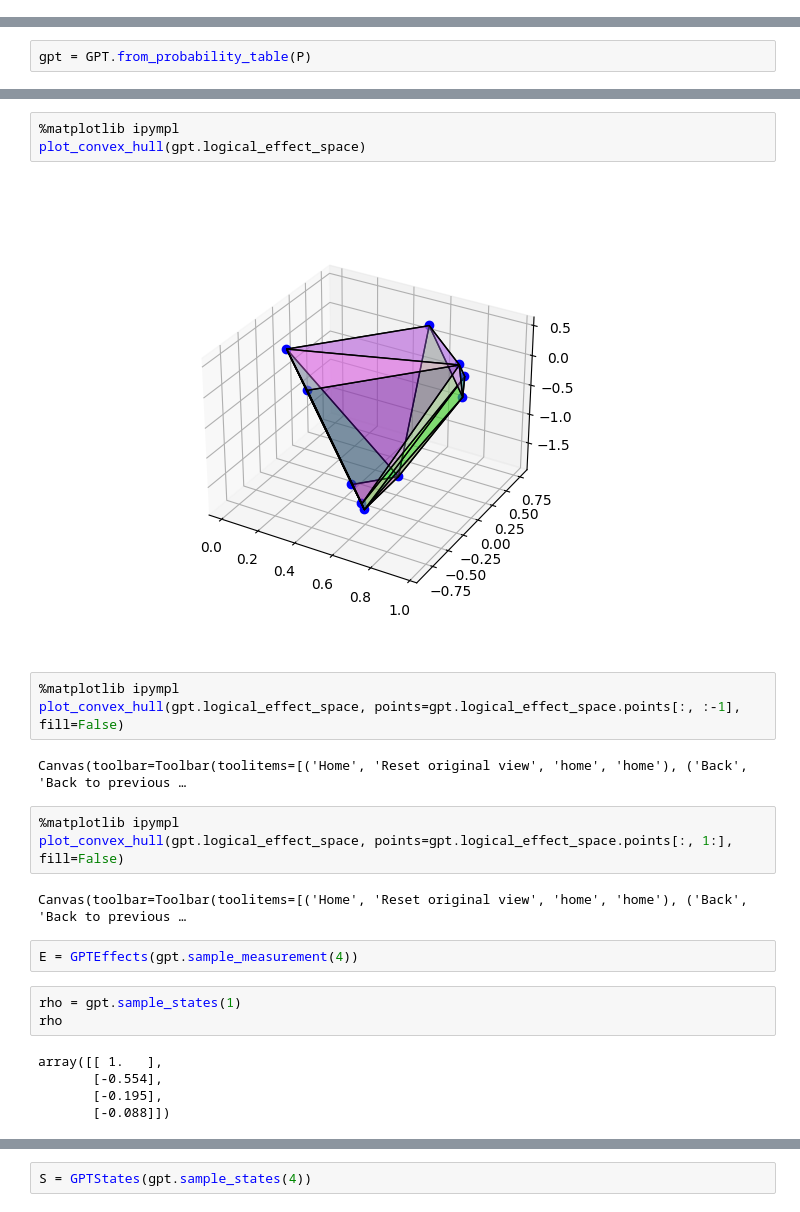
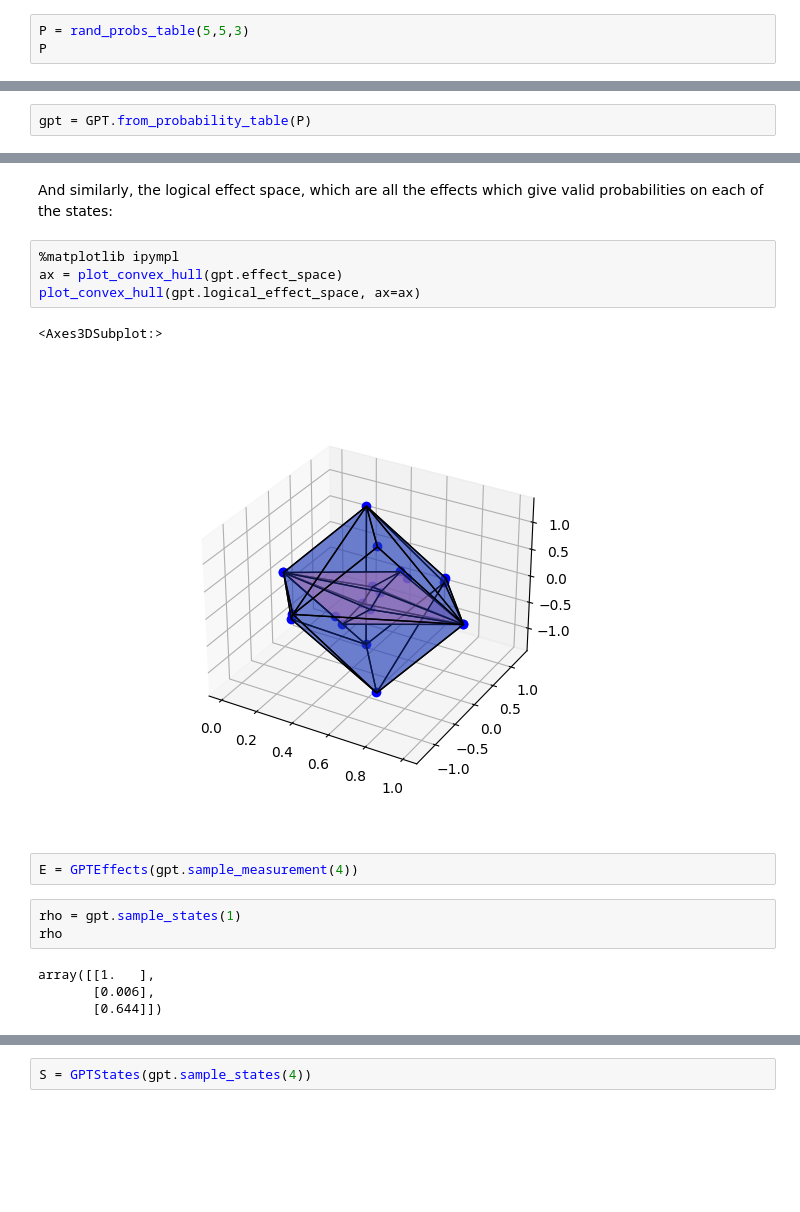
Before and after one commit to heyredhat/qbuki, a Jupyter notebook: notebooks/8_GPTs.ipynb, the cells around one changed output, grey strips where cells are left out. Cells and saved outputs as stored; diff of their text form; blank space fills up the shorter version.

```diff
--- a/notebooks/8_GPTs.ipynb
+++ b/notebooks/8_GPTs.ipynb
@@ -5,0 +9,3 @@ P = rand_quantum_probability_table(2, 12, 12, r=1, field="real")
+# %%
+P = rand_probs_table(5,5,3)
+P
@@ -23,28 +80,21 @@ plot_convex_hull(gpt.effect_space)
+# %% [markdown]
+And similarly, the logical effect space, which are all the effects which give valid probabilities on each of the states:
 # %%
 %matplotlib ipympl
-plot_convex_hull(gpt.logical_effect_space)
+ax = plot_convex_hull(gpt.effect_space)
+plot_convex_hull(gpt.logical_effect_space, ax=ax)
 # %% [output]
+<Axes3DSubplot:>
-[figure, old version]
+[figure, new version]
-# %%
-%matplotlib ipympl
-plot_convex_hull(gpt.logical_effect_space, points=gpt.logical_effect_space.points[:, :-1], fill=False)
-# %% [output]
-Canvas(toolbar=Toolbar(toolitems=[('Home', 'Reset original view', 'home', 'home'), ('Back', 'Back to previous …
-# %%
-%matplotlib ipympl
-plot_convex_hull(gpt.logical_effect_space, points=gpt.logical_effect_space.points[:, 1:], fill=False)
-# %% [output]
-Canvas(toolbar=Toolbar(toolitems=[('Home', 'Reset original view', 'home', 'home'), ('Back', 'Back to previous …
 # %%
 E = GPTEffects(gpt.sample_measurement(4))
 # %%
 rho = gpt.sample_states(1)
 rho
 # %% [output]
-array([[ 1.   ],
-       [-0.554],
-       [-0.195],
-       [-0.088]])
+array([[1.   ],
+       [0.006],
+       [0.644]])
 # %%
 p = E << rho; p
 # %% [output]
```
Also changed, not shown: parts of 25 cells of this notebook, 5 other files.
